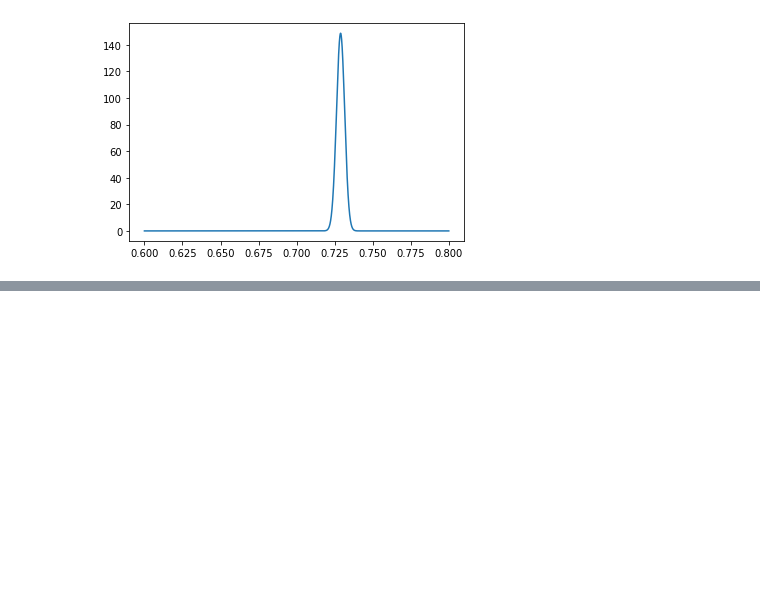
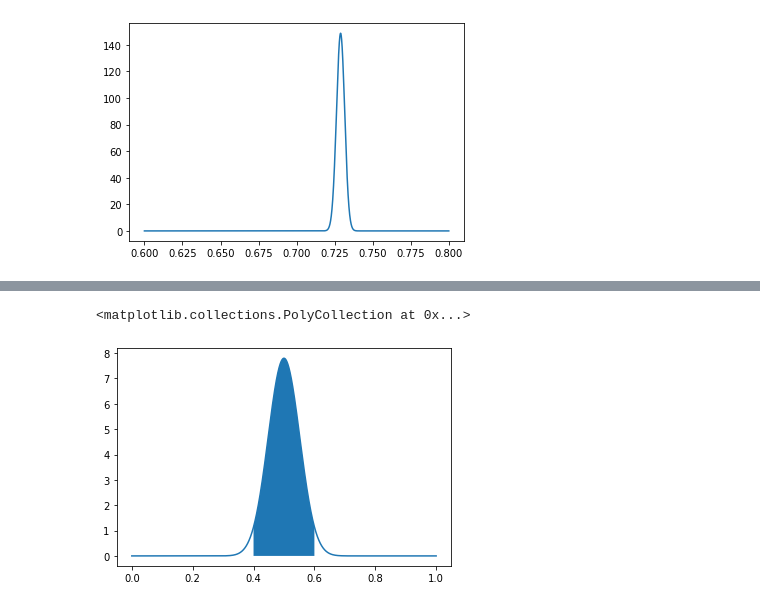
Before and after one commit to ctarrington/try-colab, a Jupyter notebook: beta_multiplication.ipynb, the cells around one changed output, grey strips where cells are left out. Saved outputs shown, nothing was run; the diff lists cells and outputs as text; code cells hidden in the pictures; blank space fills up the shorter version.

```diff
--- a/beta_multiplication.ipynb
+++ b/beta_multiplication.ipynb
@@ -133,0 +167,8 @@ plot(some_points, product_rv.pdf(some_points))
+# %%
+rv = beta(48, 48)
+plot(trial_ps, rv.pdf(trial_ps))
+some_points = trial_ps[round(0.4*num_points):round(0.6*num_points)]
+fill_between(some_points, rv.pdf(some_points))
+# %% [output]
+<matplotlib.collections.PolyCollection at 0x...>
+[figure, added]
```
Also changed, not shown: parts of 7 cells of this notebook.
